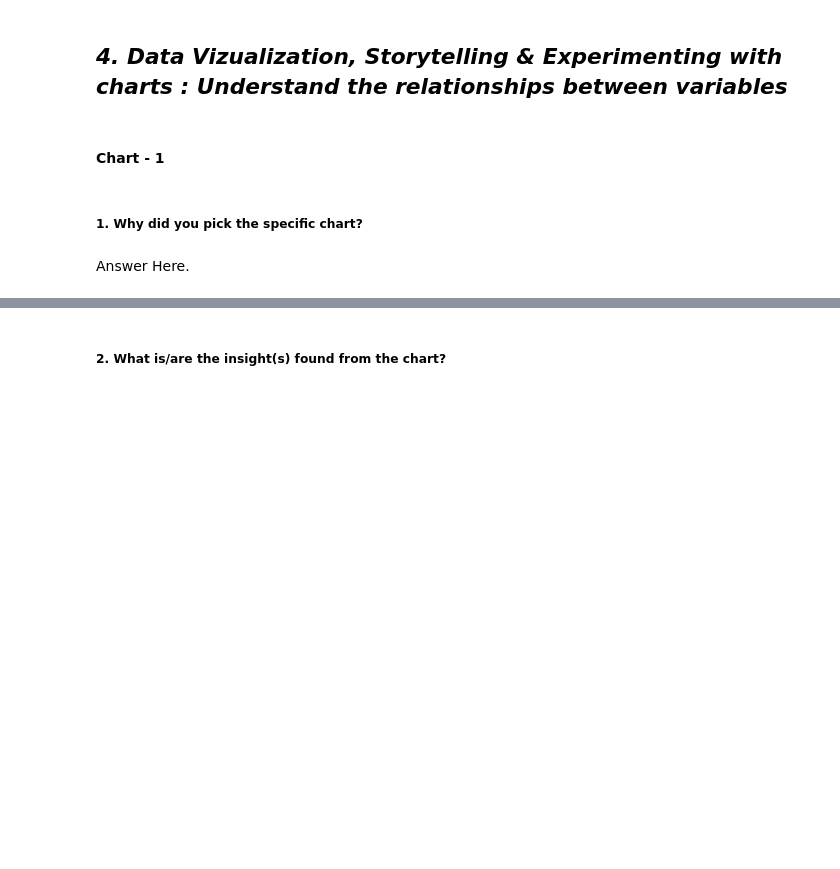
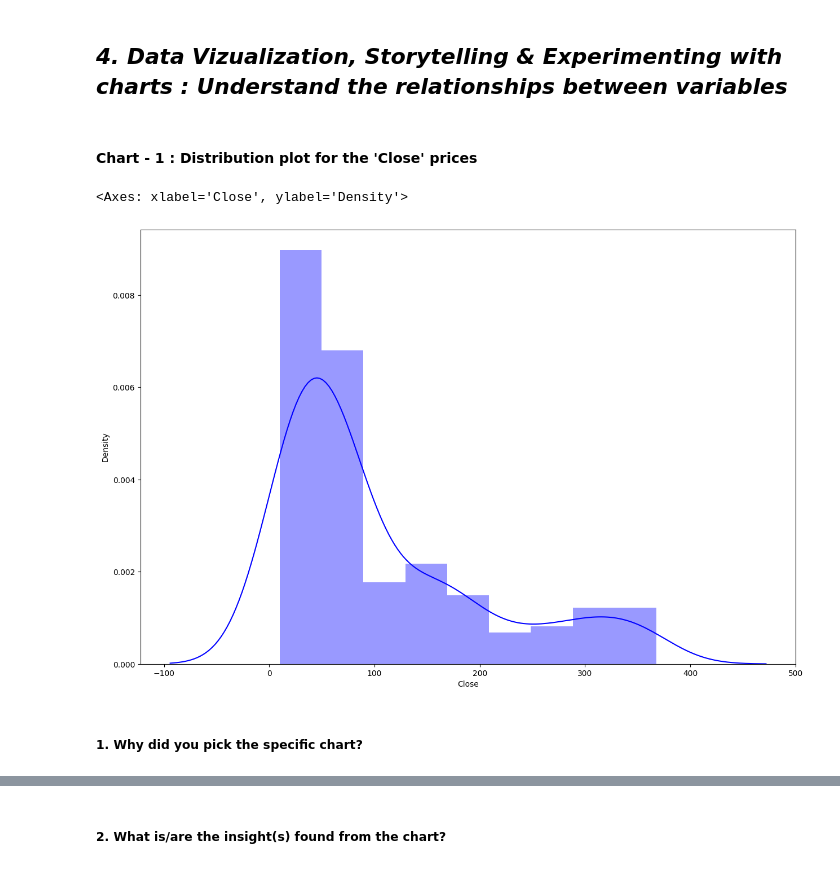
Before and after one commit to Priyankamishra2098/regression, a Jupyter notebook: Regression.ipynb, the cells around one changed output, grey strips where cells are left out. Cells and saved outputs as stored; diff of their text form; code cells hidden in the pictures; blank space fills up the shorter version.

```diff
--- a/Regression.ipynb
+++ b/Regression.ipynb
@@ -170,4 +170,4 @@ Answer Here.
 # %% [markdown]
 ## ***4. Data Vizualization, Storytelling & Experimenting with charts : Understand the relationships between variables***
 # %% [markdown]
-#### Chart - 1
+#### Chart - 1 : Distribution plot  for the 'Close' prices
@@ -176,4 +174,10 @@ Answer Here.
+# %%
+# Chart - 1 visualization code
+# Dependent Variable 'Price'
+plt.figure(figsize = (15,10))
+sns.distplot(yes_df['Close'], color = "blue")
+# %% [output]
+<Axes: xlabel='Close', ylabel='Density'>
+[figure, added]
 # %% [markdown]
 ##### 1. Why did you pick the specific chart?
-# %% [markdown]
-Answer Here.
```
Also changed, not shown: parts of 8 cells of this notebook.
